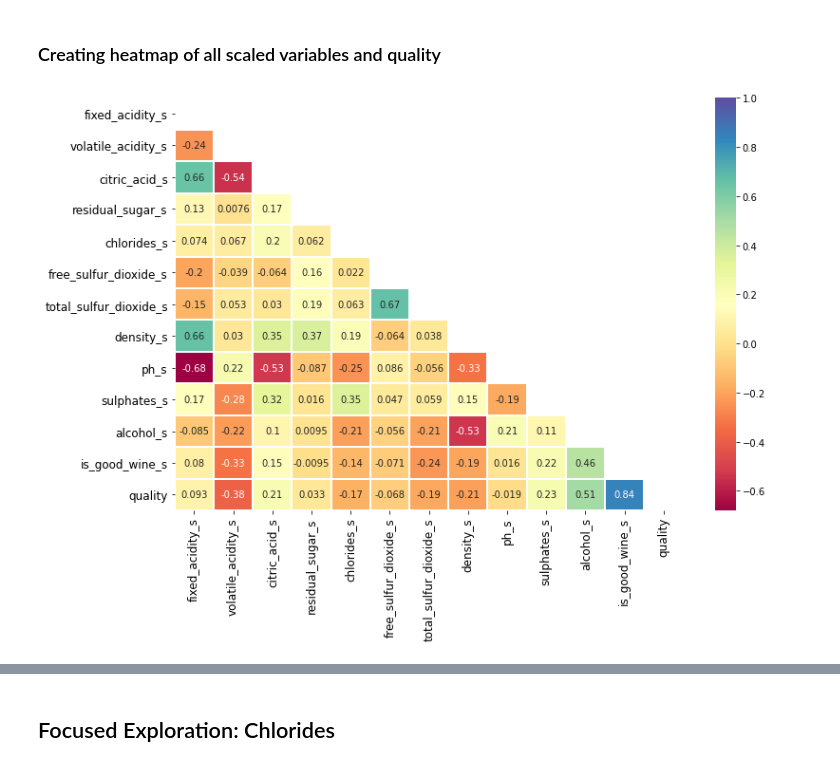
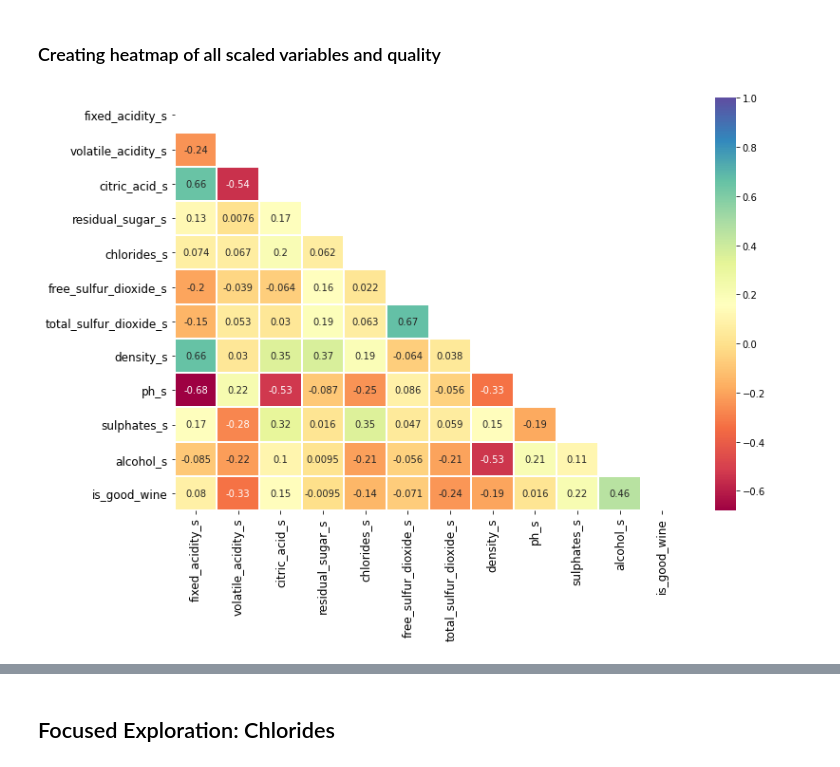
Before and after one commit to SamuelD-Data/red_wine_quality, a Jupyter notebook: red_wine_notebook.ipynb, the cells around one changed output, grey strips where cells are left out. Saved outputs shown, nothing was run; the diff lists cells and outputs as text; code cells hidden in the pictures.

```diff
--- a/red_wine_notebook.ipynb
+++ b/red_wine_notebook.ipynb
@@ -148,29 +172,29 @@ Exploring the data to find insights about what drives wine quality
 # %%
 # creating empty list
 heatmap_cols = []
 
 # creating list of scaled variables and target variable
 for col in train:
-    if col[-2:] == '_s' or col == 'quality':
+    if col[-2:] == '_s' or col == 'is_good_wine':
         heatmap_cols.append(col)
 
 # creating df from list of columns
 heatmap_df = train[heatmap_cols]
+
+# calculating correlation values between variables
+corr_matrix = heatmap_df.corr()
+
+# creating mask to hide half duplicate variable pairings in heatmap
+mask = np.zeros_like(corr_matrix)
+mask[np.triu_indices_from(mask)] = True
+
+# plotting heatmap
+plt.figure(figsize = (12,8))
+sns.heatmap(corr_matrix, cmap = 'Spectral', annot = True, mask = mask, linewidths = 1, linecolor = 'white')
+plt.xticks(fontsize = 12)
+plt.yticks(fontsize = 12)
+
+plt.show()
+# %% [output]
+[figure, added]
-# %%
-# calculating correlation values between variables
-corr_matrix = heatmap_df.corr()
-
-# creating mask to hide half duplicate variable pairings in heatmap
-mask = np.zeros_like(corr_matrix)
-mask[np.triu_indices_from(mask)] = True
-
-# plotting heatmap
-plt.figure(figsize = (12,8))
-sns.heatmap(corr_matrix, cmap = 'Spectral', annot = True, mask = mask, linewidths = 1, linecolor = 'white')
-plt.xticks(fontsize = 12)
-plt.yticks(fontsize = 12)
-
-plt.show()
-# %% [output]
-[figure, removed]
 # %% [markdown]
```
Also changed, not shown: parts of 10 cells of this notebook.
